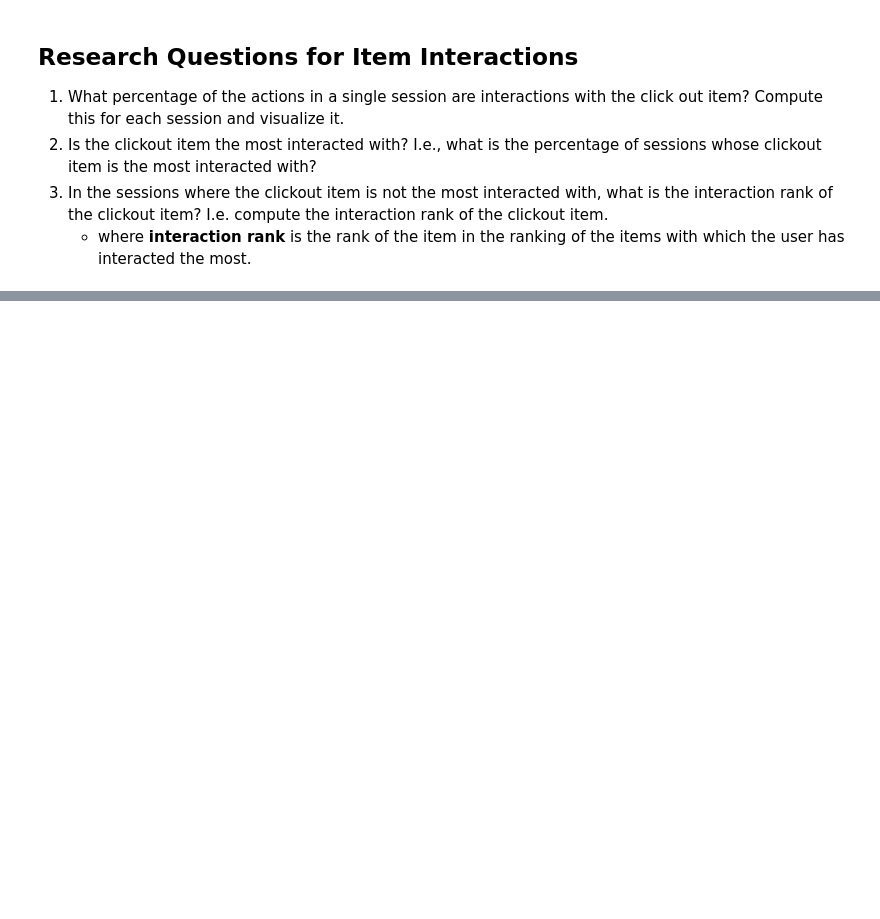
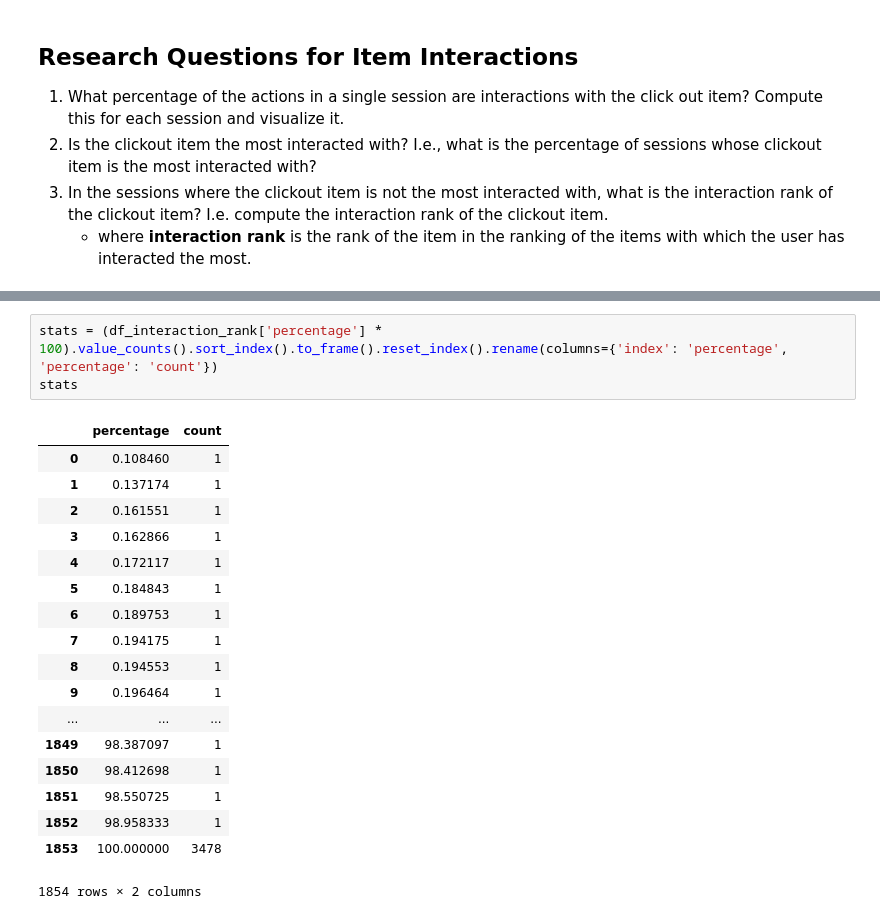
Before and after one commit to antonpetkoff/recsys-2019, a Jupyter notebook: notebooks/03-interaction-rank.ipynb, the cells around one changed output, grey strips where cells are left out. Cells and saved outputs as stored; diff of their text form; blank space fills up the shorter version.

```diff
--- a/notebooks/03-interaction-rank.ipynb
+++ b/notebooks/03-interaction-rank.ipynb
@@ -268,0 +324,22 @@ df_interactions.head(100)
+# %%
+stats = (df_interaction_rank['percentage'] * 100).value_counts().sort_index().to_frame().reset_index().rename(columns={'index': 'percentage', 'percentage': 'count'})
+stats
+# %% [output]
+|  | percentage | count |
+| 0 | 0.108460 | 1 |
+| 1 | 0.137174 | 1 |
+| 2 | 0.161551 | 1 |
+| 3 | 0.162866 | 1 |
+| 4 | 0.172117 | 1 |
+| 5 | 0.184843 | 1 |
+| 6 | 0.189753 | 1 |
+| 7 | 0.194175 | 1 |
+| 8 | 0.194553 | 1 |
+| 9 | 0.196464 | 1 |
+| ... | ... | ... |
+| 1849 | 98.387097 | 1 |
+| 1850 | 98.412698 | 1 |
+| 1851 | 98.550725 | 1 |
+| 1852 | 98.958333 | 1 |
+| 1853 | 100.000000 | 3478 |
+1854 rows × 2 columns
```
Also changed, not shown: parts of 11 cells of this notebook.
